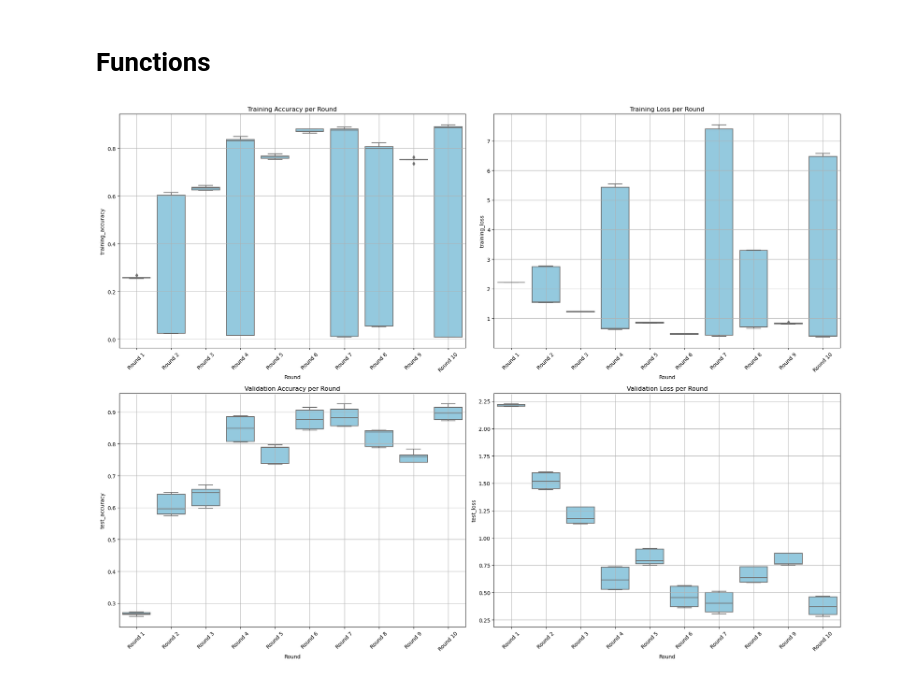
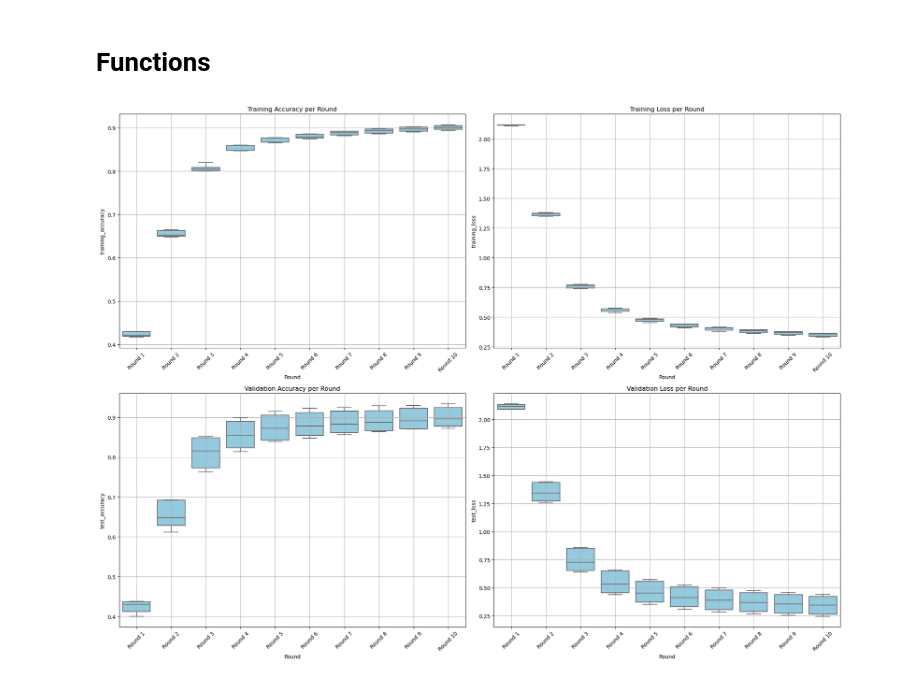
Before and after one commit to ClaudeCarlsson/Evaluating-Model-Poisoning-Attacks-in-Federated-Machine-Learning, a Jupyter notebook: results/Visualize Single.ipynb, the cells around one changed output. Cells and saved outputs as stored; diff of their text form; code cells hidden in the pictures.

```diff
--- a/results/Visualize Single.ipynb
+++ b/results/Visualize Single.ipynb
@@ -15,7 +15,7 @@ Intel MKL WARNING: Support of Intel(R) Streaming SIMD Extensions 4.2 (Intel(R) S
 # Functions
 # %%
 # Load the JSON file
-file_path = '5_client_40.json'
+file_path = '5_client_baseline.json'
 with open(file_path, 'r') as file:
     data = json.load(file)
 
@@ -72,31 +72,31 @@ plt.figure(figsize=(20, 15))
 plt.subplot(2, 2, 1)
 sns.boxplot(x='Round', y='training_accuracy', data=df_aggregated, color='skyblue')
 plt.title('Training Accuracy per Round')
 plt.xticks(rotation=45)
 plt.grid()
 
 # Training Loss
 plt.subplot(2, 2, 2)
 sns.boxplot(x='Round', y='training_loss', data=df_aggregated, color='skyblue')
 plt.title('Training Loss per Round')
 plt.xticks(rotation=45)
 plt.grid()
 
 # Validation Accuracy
 plt.subplot(2, 2, 3)
 sns.boxplot(x='Round', y='test_accuracy', data=df_aggregated, color='skyblue')
 plt.title('Validation Accuracy per Round')
 plt.xticks(rotation=45)
 plt.grid()
 
 # Validation Loss
 plt.subplot(2, 2, 4)
 sns.boxplot(x='Round', y='test_loss', data=df_aggregated, color='skyblue')
 plt.title('Validation Loss per Round')
 plt.xticks(rotation=45)
 plt.grid()
 
 # Adjust layout for better readability
 plt.tight_layout()
 # %% [output]
-[figure, old version]
+[figure, new version]
```
Also changed, not shown: parts of 1 cell of this notebook, 24 other files.
